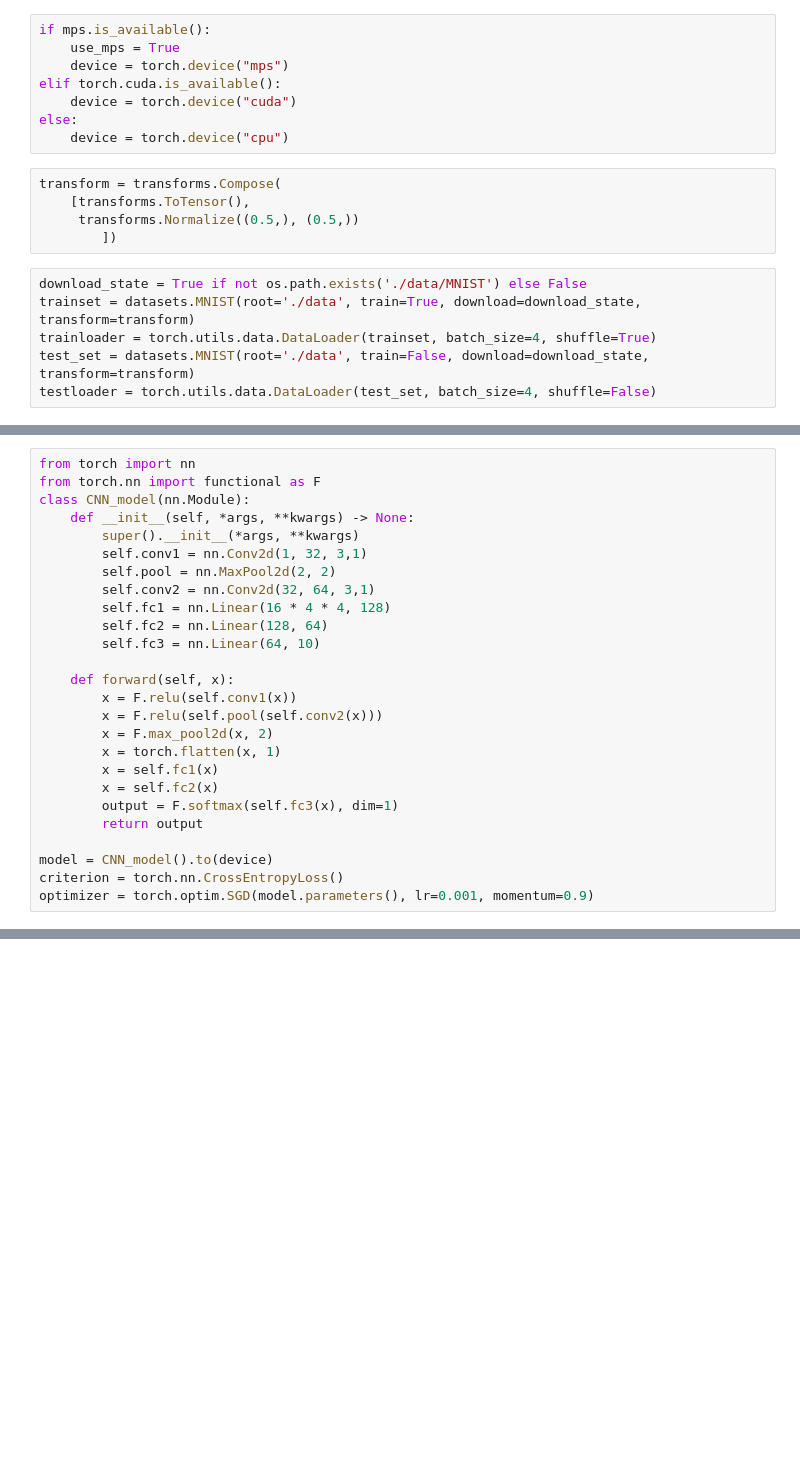
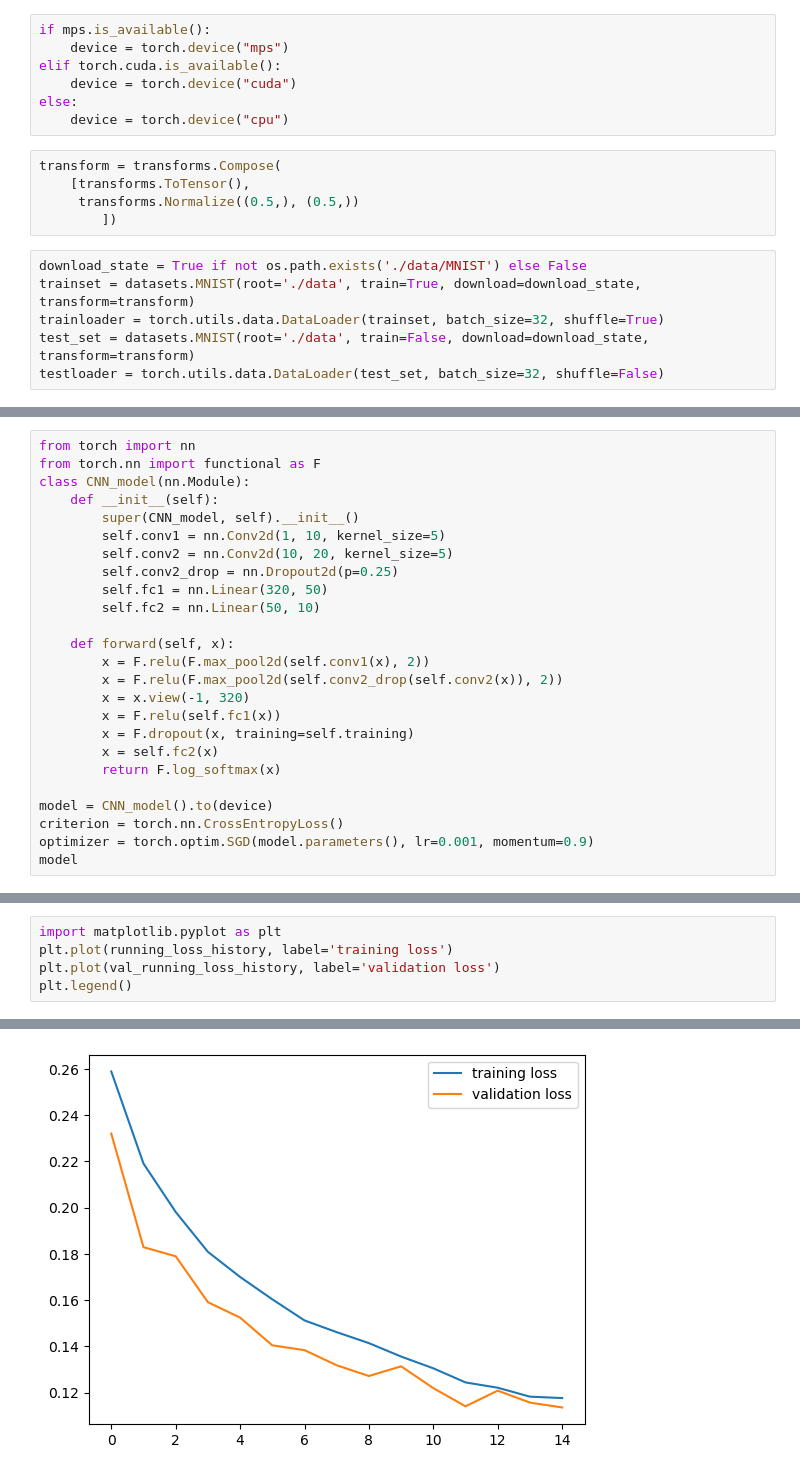
Before and after one commit to ChanifRusydi/TTI6A3-S2TE-38-BP1, a Jupyter notebook: Mini Project-2.ipynb, the cells around one changed output, grey strips where cells are left out. Cells and saved outputs as stored; diff of their text form; blank space fills up the shorter version.

Commit message:
finish training using tensorflow

```diff
--- a/Mini Project-2.ipynb
+++ b/Mini Project-2.ipynb
@@ -5,7 +7,6 @@ import torch.backends.mps as mps
 from torchvision import datasets, transforms
 # %%
 if mps.is_available():
-    use_mps = True
     device = torch.device("mps")
 elif torch.cuda.is_available():
     device = torch.device("cuda")
@@ -19,6 +20,6 @@ transform = transforms.Compose(
 # %%
 download_state = True if not os.path.exists('./data/MNIST') else False
 trainset = datasets.MNIST(root='./data', train=True, download=download_state, transform=transform)
-trainloader = torch.utils.data.DataLoader(trainset, batch_size=4, shuffle=True)
+trainloader = torch.utils.data.DataLoader(trainset, batch_size=32, shuffle=True)
 test_set = datasets.MNIST(root='./data', train=False, download=download_state, transform=transform)
-testloader = torch.utils.data.DataLoader(test_set, batch_size=4, shuffle=False)
+testloader = torch.utils.data.DataLoader(test_set, batch_size=32, shuffle=False)
@@ -26,25 +29,24 @@ testloader = torch.utils.data.DataLoader(test_set, batch_size=4, shuffle=False)
 from torch import nn
 from torch.nn import functional as F
 class CNN_model(nn.Module):
-    def __init__(self, *args, **kwargs) -> None:
-        super().__init__(*args, **kwargs)
-        self.conv1 = nn.Conv2d(1, 32, 3,1)
-        self.pool = nn.MaxPool2d(2, 2)
-        self.conv2 = nn.Conv2d(32, 64, 3,1)
-        self.fc1 = nn.Linear(16 * 4 * 4, 128)
-        self.fc2 = nn.Linear(128, 64)
-        self.fc3 = nn.Linear(64, 10)
+    def __init__(self):
+        super(CNN_model, self).__init__()
+        self.conv1 = nn.Conv2d(1, 10, kernel_size=5)
+        self.conv2 = nn.Conv2d(10, 20, kernel_size=5)
+        self.conv2_drop = nn.Dropout2d(p=0.25)
+        self.fc1 = nn.Linear(320, 50)
+        self.fc2 = nn.Linear(50, 10)
 
     def forward(self, x):
-        x = F.relu(self.conv1(x))
-        x = F.relu(self.pool(self.conv2(x)))
-        x = F.max_pool2d(x, 2)
-        x = torch.flatten(x, 1)
-        x = self.fc1(x)
+        x = F.relu(F.max_pool2d(self.conv1(x), 2))
+        x = F.relu(F.max_pool2d(self.conv2_drop(self.conv2(x)), 2))
+        x = x.view(-1, 320)
+        x = F.relu(self.fc1(x))
+        x = F.dropout(x, training=self.training)
         x = self.fc2(x)
-        output = F.softmax(self.fc3(x), dim=1)
-        return output
+        return F.log_softmax(x)
 
 model = CNN_model().to(device)
 criterion = torch.nn.CrossEntropyLoss()
 optimizer = torch.optim.SGD(model.parameters(), lr=0.001, momentum=0.9)
+model
@@ -97,0 +135,6 @@ Error:
+# %%
+import matplotlib.pyplot as plt
+plt.plot(running_loss_history, label='training loss')
+plt.plot(val_running_loss_history, label='validation loss')
+plt.legend()
+# %% [output]
@@ -97,0 +142 @@ Error:
+[figure, added]
```
Also changed, not shown: parts of 17 cells of this notebook, 1 other file.
